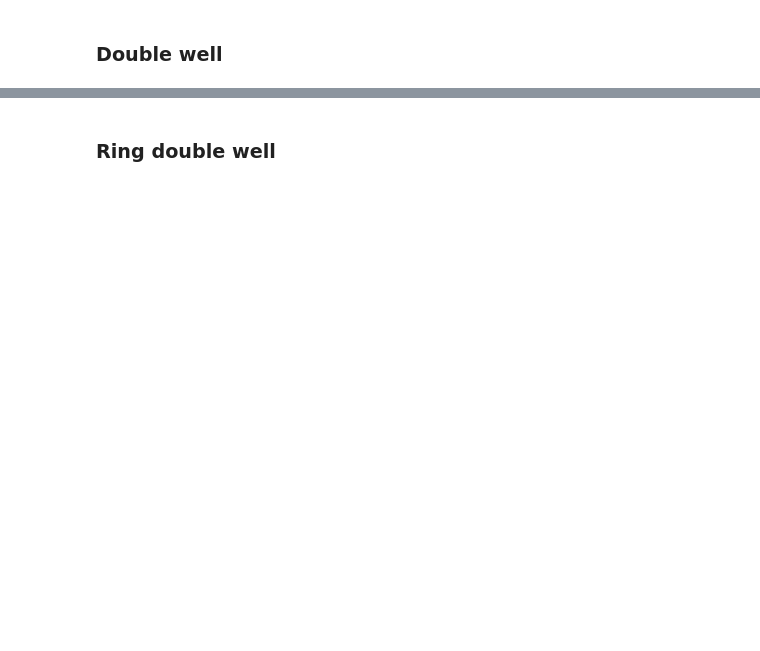
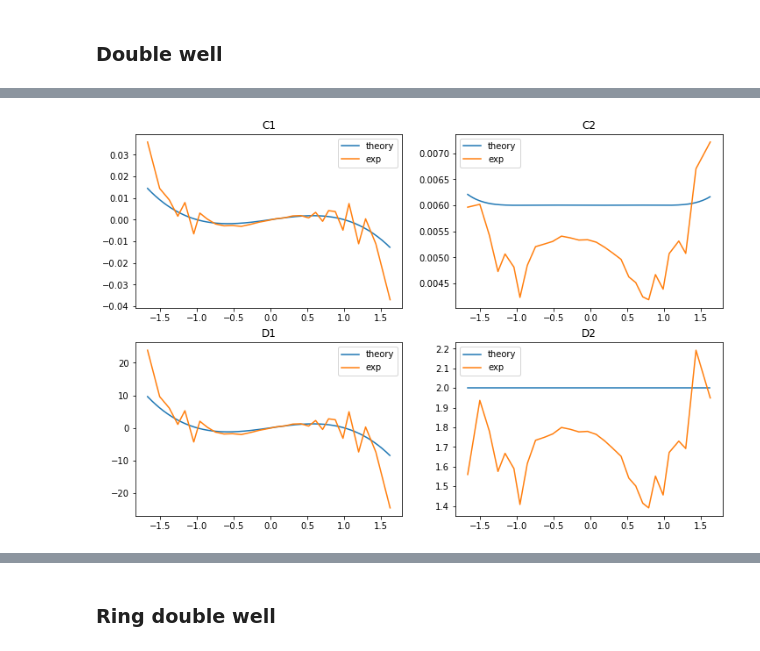
Before and after one commit to dominicp6/mdfeature, a Jupyter notebook: notebooks/EvaluationPipelineOnToyProblems.ipynb, the cells around one changed output, grey strips where cells are left out. Saved outputs shown, nothing was run; the diff lists cells and outputs as text; code cells hidden in the pictures; blank space fills up the shorter version.

```diff
--- a/notebooks/EvaluationPipelineOnToyProblems.ipynb
+++ b/notebooks/EvaluationPipelineOnToyProblems.ipynb
@@ -139,15 +72,0 @@ def relabel_trajectory_by_coordinate_chronology(traj, state_centers):
-# %%
-def compute_discrete_trajectory(trajectory, k=30):
-    cluster = pyemma.coordinates.cluster_kmeans(trajectory, k=k)
-    discrete_traj = cluster.dtrajs[0]
-    cluster_centers = cluster.clustercenters.flatten()
-    discrete_traj = relabel_trajectory_by_coordinate_chronology(discrete_traj, cluster_centers)
-    cluster_centers = np.sort(cluster_centers)
-
-    return discrete_traj, cluster_centers
-
-def calculate_cni(i, X, n, P):
-    return np.sum([(X[j] - X[i])** n * P[i,j] for j in range(len(X))])
-
-def calculate_c(X, n, P):
-    return np.array([calculate_cni(i, X, n, P) for i in range(len(X))])
@@ -234,5 +100,5 @@ kre = KramersRateEvaluator(verbose=True)
 # %% [markdown]
 ### Shallow Well
 # %%
-shallow_well_samples = shallow_well_sampler.simulate(number_of_steps=5000000, burn_in=4000)
+shallow_well_samples = shallow_well_sampler.simulate(number_of_steps=500000, burn_in=4000, num_processes=1)
 shallow_well_traj = np.concatenate(shallow_well_samples).ravel()
@@ -248,6 +123,8 @@ plot_free_energy_estimate(double_well_potential, double_well_samples, beta, mini
 # %%
-discrete_traj, cluster_centers = compute_discrete_trajectory(double_well_traj)
-correlation_coefficients_check(beta, double_well_potential, discrete_traj, cluster_centers, 1, step_size)
+#discrete_traj, cluster_centers = compute_discrete_trajectory(double_well_traj)
+correlation_coefficients_check(beta, double_well_potential, discrete_traj, cluster_centers, 15, step_size)
+# %% [output]
+[figure, added]
 # %%
 kre.fit(double_well_traj,
         beta,
```
Also changed, not shown: parts of 29 cells of this notebook, 5 other files.
